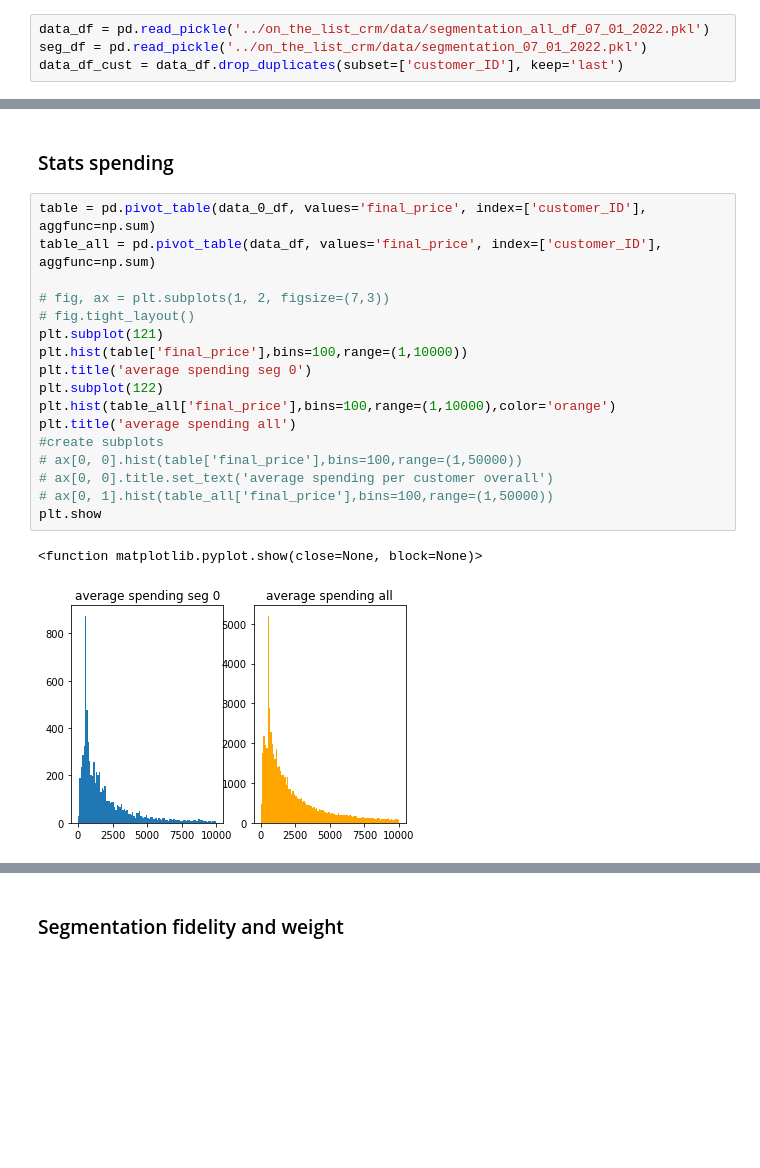
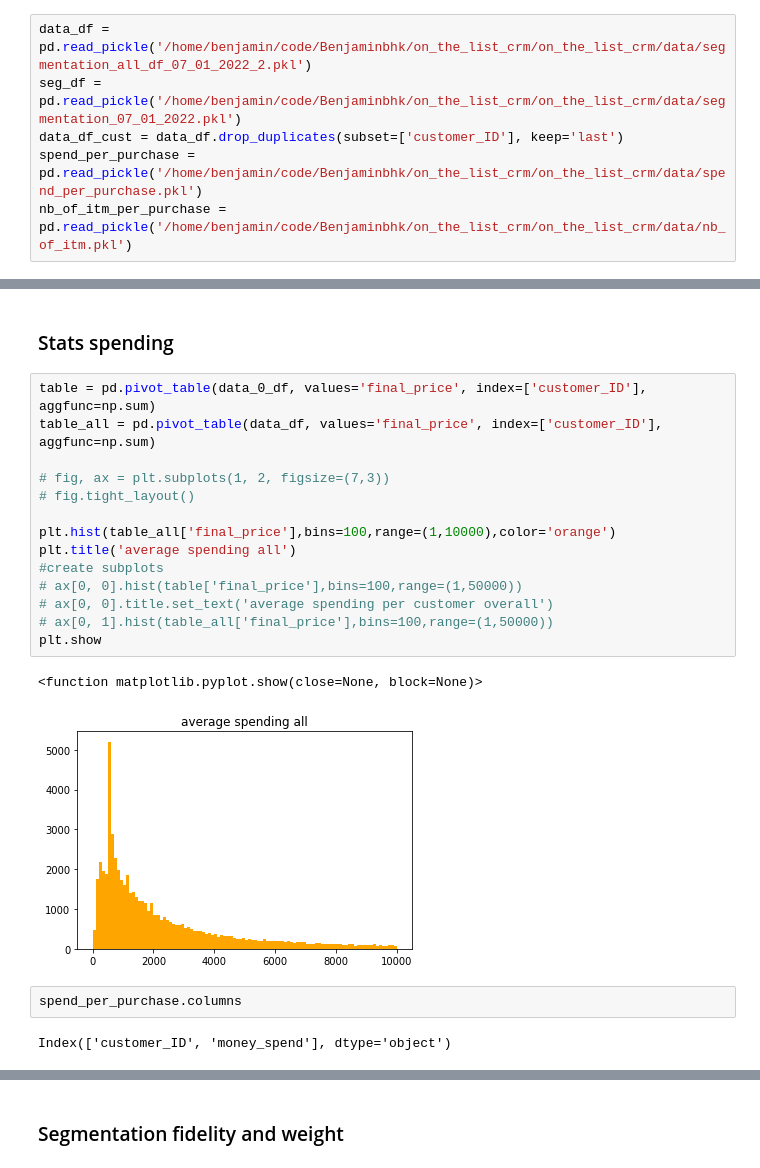
Before and after one commit to polgariovabrigi/frontend_onthelistcrm, a Jupyter notebook: notebooks/segmentation_analysis_ben.ipynb, the cells around one changed output, grey strips where cells are left out. Cells and saved outputs as stored; diff of their text form; blank space fills up the shorter version.

```diff
--- a/notebooks/segmentation_analysis_ben.ipynb
+++ b/notebooks/segmentation_analysis_ben.ipynb
@@ -6,4 +7,6 @@ import numpy as np
 # %%
-data_df = pd.read_pickle('../on_the_list_crm/data/segmentation_all_df_07_01_2022.pkl')
-seg_df = pd.read_pickle('../on_the_list_crm/data/segmentation_07_01_2022.pkl')
+data_df = pd.read_pickle('/home/benjamin/code/Benjaminbhk/on_the_list_crm/on_the_list_crm/data/segmentation_all_df_07_01_2022_2.pkl')
+seg_df = pd.read_pickle('/home/benjamin/code/Benjaminbhk/on_the_list_crm/on_the_list_crm/data/segmentation_07_01_2022.pkl')
 data_df_cust = data_df.drop_duplicates(subset=['customer_ID'], keep='last')
+spend_per_purchase = pd.read_pickle('/home/benjamin/code/Benjaminbhk/on_the_list_crm/on_the_list_crm/data/spend_per_purchase.pkl')
+nb_of_itm_per_purchase = pd.read_pickle('/home/benjamin/code/Benjaminbhk/on_the_list_crm/on_the_list_crm/data/nb_of_itm.pkl')
@@ -304,20 +240,21 @@ cosmetic : 25.83%
 # %%
 table = pd.pivot_table(data_0_df, values='final_price', index=['customer_ID'], aggfunc=np.sum)
 table_all = pd.pivot_table(data_df, values='final_price', index=['customer_ID'], aggfunc=np.sum)
 
 # fig, ax = plt.subplots(1, 2, figsize=(7,3))
 # fig.tight_layout()
-plt.subplot(121)
-plt.hist(table['final_price'],bins=100,range=(1,10000))
-plt.title('average spending seg 0')
-plt.subplot(122)
+
 plt.hist(table_all['final_price'],bins=100,range=(1,10000),color='orange')
 plt.title('average spending all')
 #create subplots
 # ax[0, 0].hist(table['final_price'],bins=100,range=(1,50000))
 # ax[0, 0].title.set_text('average spending per customer overall')
 # ax[0, 1].hist(table_all['final_price'],bins=100,range=(1,50000))
 plt.show
 # %% [output]
 <function matplotlib.pyplot.show(close=None, block=None)>
-[figure, old version]
+[figure, new version]
+# %%
+spend_per_purchase.columns
+# %% [output]
+Index(['customer_ID', 'money_spend'], dtype='object')
```
Also changed, not shown: parts of 14 cells of this notebook, 5 other files.
